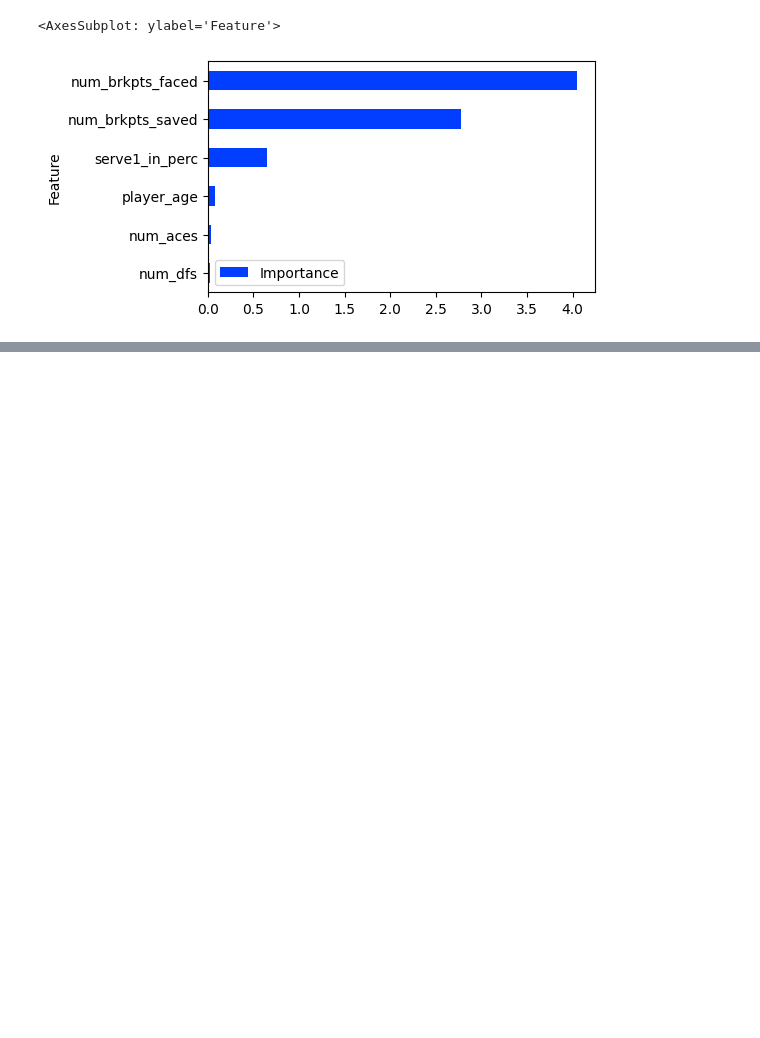
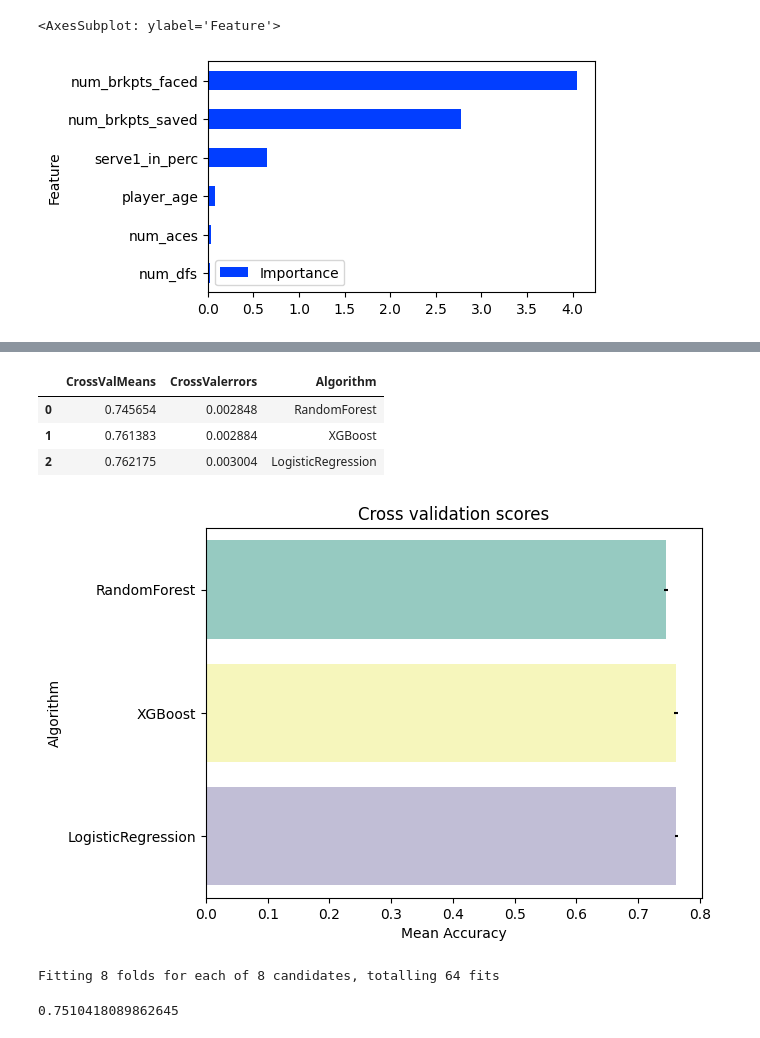
Before and after one commit to statzenthusiast921/ATP_Analysis, a Jupyter notebook: main/notebooks/ATP EDA 10.14.23.ipynb, the cells around one changed output, grey strips where cells are left out. Drawn from its saved outputs; the diff is of its cells as text; code cells hidden in the pictures; blank space fills up the shorter version.

```diff
--- a/main/notebooks/ATP EDA 10.14.23.ipynb
+++ b/main/notebooks/ATP EDA 10.14.23.ipynb
@@ -1000,0 +1004,78 @@ feature_importance.plot(x='Feature', y='Importance', kind='barh', figsize=(5, 3)
+# %%
+#Choose features and response
+y = model_df['outcome']
+X = model_df[['num_aces','num_dfs','serve1_in_perc','player_age','surface','num_brkpts_saved','num_brkpts_faced']]
+
+#One Hot Encode surface
+one_hot = pd.get_dummies(X['surface'])
+X = X.drop('surface',axis=1)
+X = X.join(one_hot)
+
+
+scale = StandardScaler()
+scaledX = scale.fit_transform(X)
+
+X_train, X_test, y_train, y_test = train_test_split(scaledX, y, test_size=0.30, random_state=42)
+# %%
+#Cross validate model with Kfold stratified cross val
+from sklearn.model_selection import GridSearchCV, cross_val_score, StratifiedKFold, learning_curve
+kfold = StratifiedKFold(n_splits=8)
+# %%
+#Modeling step Test differents algorithms
+random_state = 2
+classifiers = []
+classifiers.append(RandomForestClassifier(random_state=random_state))
+classifiers.append(XGBClassifier(random_state=random_state))
+classifiers.append(LogisticRegression(random_state = random_state))
+
+cv_results = []
+for classifier in classifiers :
+    cv_results.append(cross_val_score(classifier, X_train, y = y_train, scoring = "accuracy", cv = kfold, n_jobs=4))
+
+cv_means = []
+cv_std = []
+for cv_result in cv_results:
+    cv_means.append(cv_result.mean())
+    cv_std.append(cv_result.std())
+
+cv_res = pd.DataFrame({"CrossValMeans":cv_means,
+                       "CrossValerrors": cv_std,
+                       "Algorithm":["RandomForest","XGBoost","LogisticRegression"]})
+# %%
+cv_res
+# %% [output]
+|  | CrossValMeans | CrossValerrors | Algorithm |
+| 0 | 0.745654 | 0.002848 | RandomForest |
+| 1 | 0.761383 | 0.002884 | XGBoost |
+| 2 | 0.762175 | 0.003004 | LogisticRegression |
+# %%
+g = sns.barplot(data = cv_res, y = 'Algorithm',x ='CrossValMeans', palette="Set3",orient = "h",**{'xerr':cv_std})
+g.set_xlabel("Mean Accuracy")
+g = g.set_title("Cross validation scores")
+# %% [output]
+[figure, added]
+# %%
+# RFC Parameters tunning
+RFC = RandomForestClassifier()
+
+
+## Search grid for optimal parameters
+rf_param_grid = {"max_depth": [None],
+              "max_features": [1, 3],
+              "min_samples_split": [2],
+              "min_samples_leaf": [1, 3],
+              "bootstrap": [False],
+              "n_estimators" :[100,300],
+              "criterion": ["gini"]}
+
+gsRFC = GridSearchCV(RFC,param_grid = rf_param_grid, cv=kfold, scoring="accuracy", n_jobs= 4, verbose = 1)
+
+gsRFC.fit(X_train,y_train)
+
+RFC_best = gsRFC.best_estimator_
+
+# Best score
+gsRFC.best_score_
+# %% [output]
+Fitting 8 folds for each of 8 candidates, totalling 64 fits
+0.7510418089862645
```
Also changed, not shown: parts of 18 cells of this notebook.
